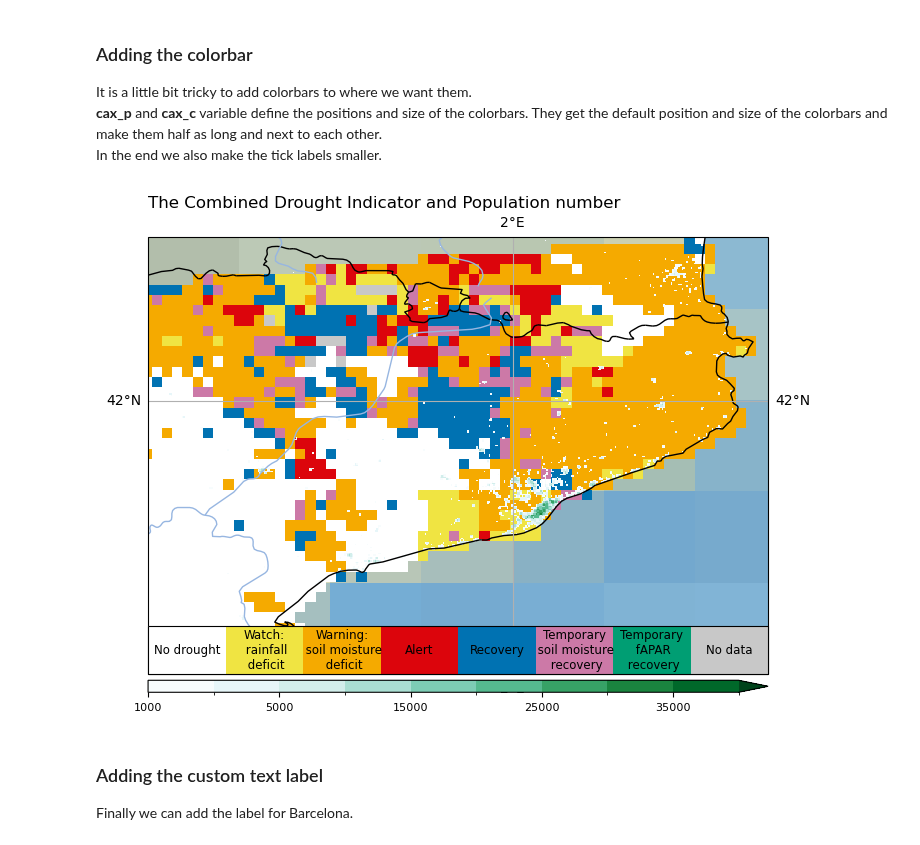
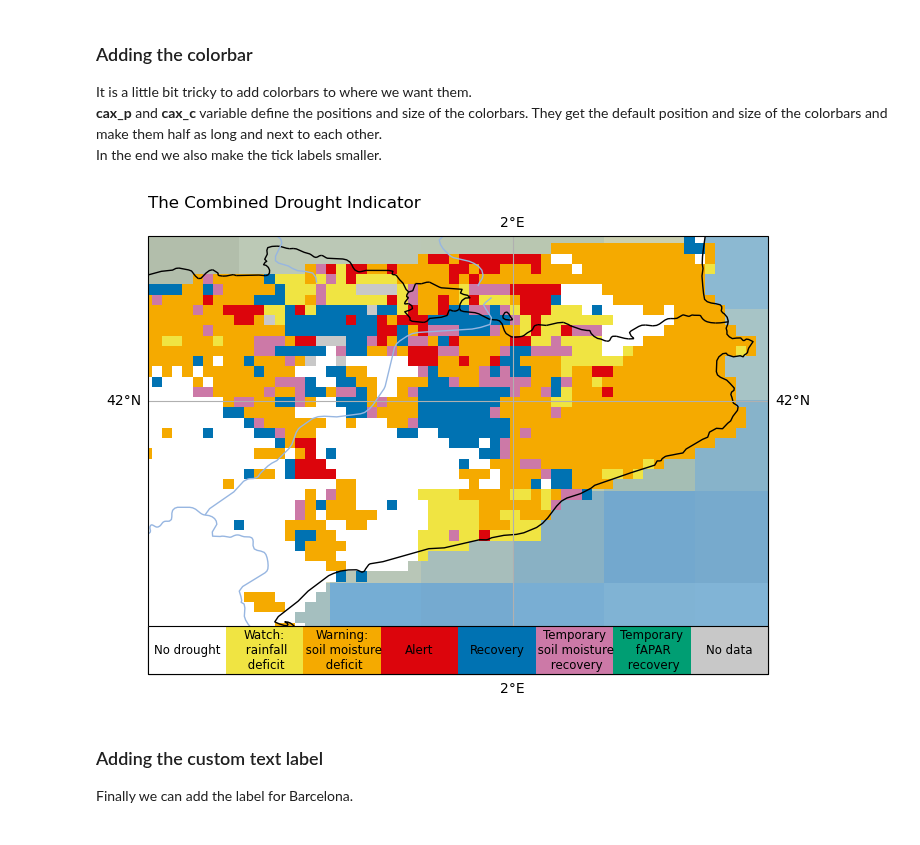
Before and after one commit to CLIMAAX/DROUGHTS, a Jupyter notebook: Hazard_assessment_DROUGHTS_2.ipynb, the cells around one changed output. Saved outputs shown, nothing was run; the diff lists cells and outputs as text; code cells hidden in the pictures.

```diff
--- a/Hazard_assessment_DROUGHTS_2.ipynb
+++ b/Hazard_assessment_DROUGHTS_2.ipynb
@@ -490,49 +477,34 @@ In the end we also make the tick labels smaller.
 # %%
 fig = plt.figure(figsize=(8, 6))
 ax = fig.add_subplot(1, 1, 1, projection=ccrs.PlateCarree())
 
 ax.set_extent([xmin, xmax, ymin, ymax], crs=ccrs.PlateCarree())
 
 ax.stock_img()
 
 # Plot CDI data
 cmap = mpl.colors.ListedColormap(["#ffffff", "#f0e442", "#f5aa00", "#dc050c","#0072b2","#cc79a7","#009e73", "#c8c8c8"])
 c = catalonia_cdi_latlon.cdinx.plot(ax=ax, cmap=cmap, vmin=-0.5, vmax=7.5, add_colorbar=False, add_labels=False)
 
-#Plot the population
-p_levels = [ 1000, 2500, 5000, 10000, 15000, 20000, 25000, 30000, 35000, 40000]
-p = catalonia_population.plot(ax=ax, cmap=plt.cm.BuGn, levels=p_levels, extend='max', add_colorbar=False, add_labels=False)
-
-
-
 # Customize gridlines
-gridlines = p.axes.gridlines(draw_labels=True, dms=False, xlocs=[0, 2, 4], ylocs=[40, 42])
+gridlines = c.axes.gridlines(draw_labels=True, dms=False, xlocs=[0, 2, 4], ylocs=[40, 42])
 ax.add_feature(cfeature.BORDERS)
 ax.add_feature(cfeature.COASTLINE)
 ax.add_feature(cfeature.RIVERS)
 
-plt.title('The Combined Drought Indicator and Population number', loc = "left")
+plt.title('The Combined Drought Indicator', loc = "left")
 
-#----------- New code to add the horizontal colorbars -----------#
-
-cax_p = fig.add_axes([ax.get_position().x0,
-                    ax.get_position().y0-0.03,
-                    ax.get_position().width,
-                    0.02])
-cbar_p = plt.colorbar(p, orientation="horizontal", cax=cax_p, ticks=[1000, 5000, 15000, 25000, 35000])
-cbar_p.ax.tick_params(labelsize=8)
-
-# CDI colorbar
+#----------- New code to add the horizontal colorbar -----------#
 cax_c = fig.add_axes([ax.get_position().x0,
                     ax.get_position().y0,
                     ax.get_position().width,
                     0.08])
 cbar_c = plt.colorbar(c, orientation="horizontal", cax=cax_c)
 cbar_c.ax.get_xaxis().set_ticks([])
 for j, lab in enumerate(['No drought', 'Watch:\n rainfall\n deficit', 'Warning:\n soil moisture\n deficit', 'Alert','Recovery','Temporary\n soil moisture\n recovery','Temporary\n fAPAR\n recovery','No data']):
     cbar_c.ax.text(j, .5, lab, ha='center', va='center', size=8.5)
 # %% [output]
-[figure, old version]
+[figure, new version]
 # %% [markdown]
 ### Adding the custom text label
 
```
Also changed, not shown: parts of 13 cells of this notebook.
